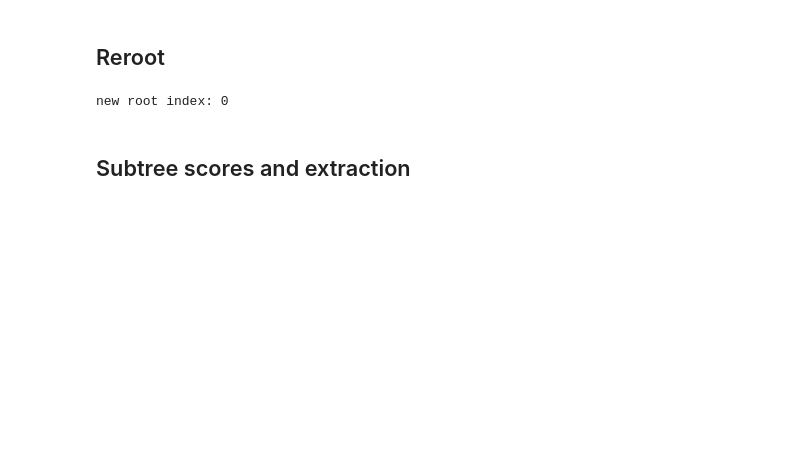
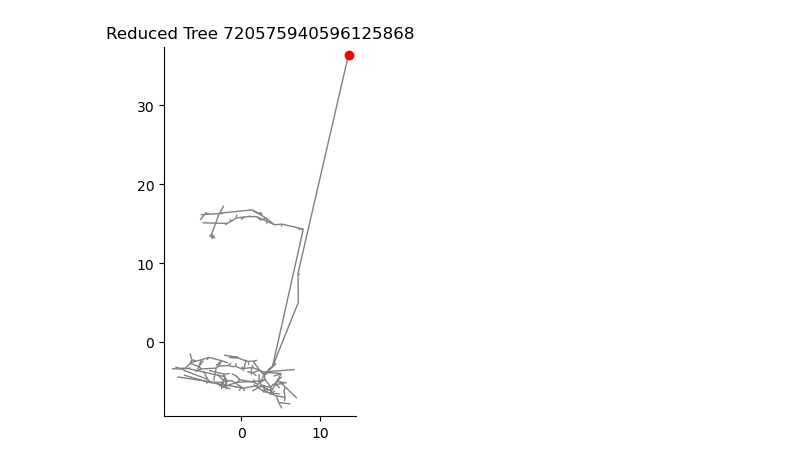
Before and after one commit to NikDrummond/NeuRosetta, a Jupyter notebook: docs/tutorials/tree_surgery.ipynb, the cells around one changed output. Cells and saved outputs as stored; diff of their text form; code cells hidden in the pictures; blank space fills up the shorter version.

```diff
--- a/docs/tutorials/tree_surgery.ipynb
+++ b/docs/tutorials/tree_surgery.ipynb
@@ -10,6 +19,9 @@ Here we will cove three main opperations - re-rooting neurons, reducing neurons,
 # %%
+import matplotlib.pyplot as plt
 import neurosetta as nr
 
-forest = nr.load_example_data()
-forest.summary()
+%matplotlib inline
+
+tree = nr.load_example_data(nr.example_ids[0])
+tree.summary()
 # %% [output]
@@ -27,11 +66,6 @@ after: 211 reduced? True
-# %% [markdown]
-## Reroot
-# %%
-tree = nr.load_example_data(EXAMPLE_ID)
-leaves = tree.get_leaf_indices()
-tree.get_rerooted_tree(int(leaves[0]), inplace=True)
-print("new root index:", tree.get_root_index())
-# %% [output]
-new root index: 0
-# %% [markdown]
-## Subtree scores and extraction
+# %%
+ax = tree.show_2d()
+ax.set_title(f"Reduced Tree {tree.ID}")
+plt.show()
+# %% [output]
+[figure, added]
```
Also changed, not shown: parts of 24 cells of this notebook, 26 other files.
